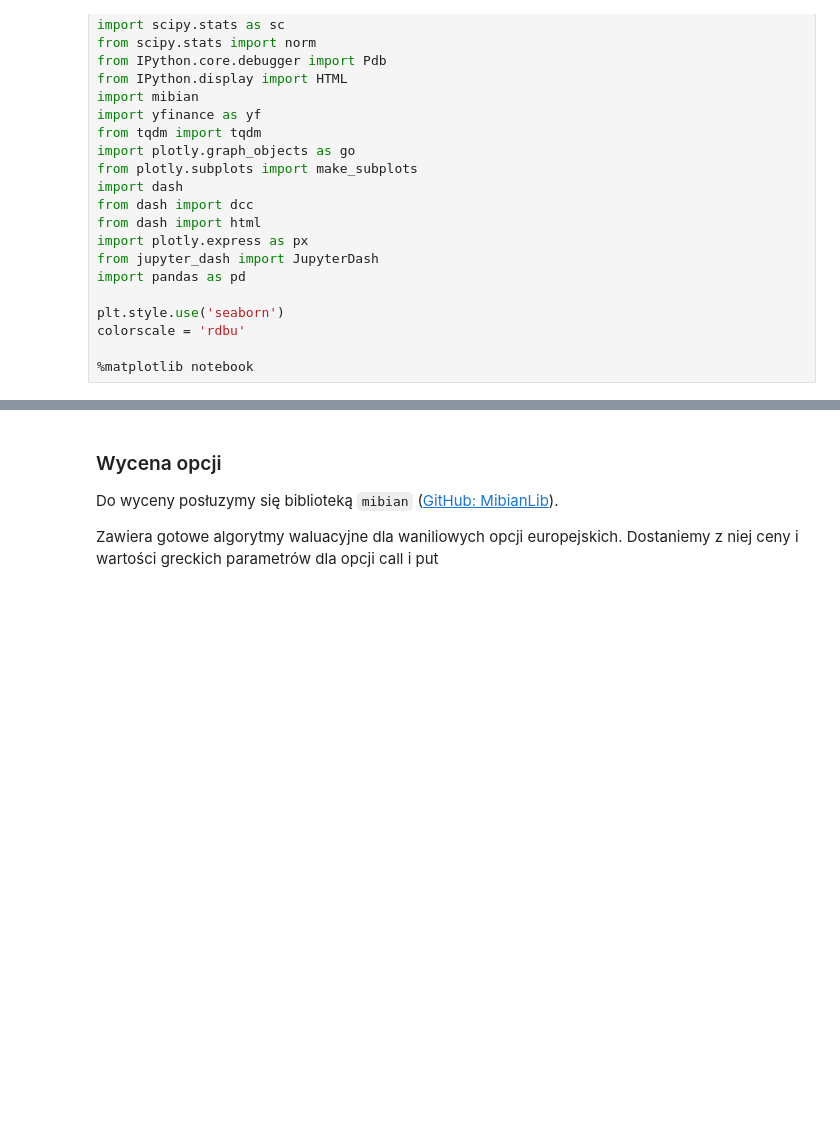
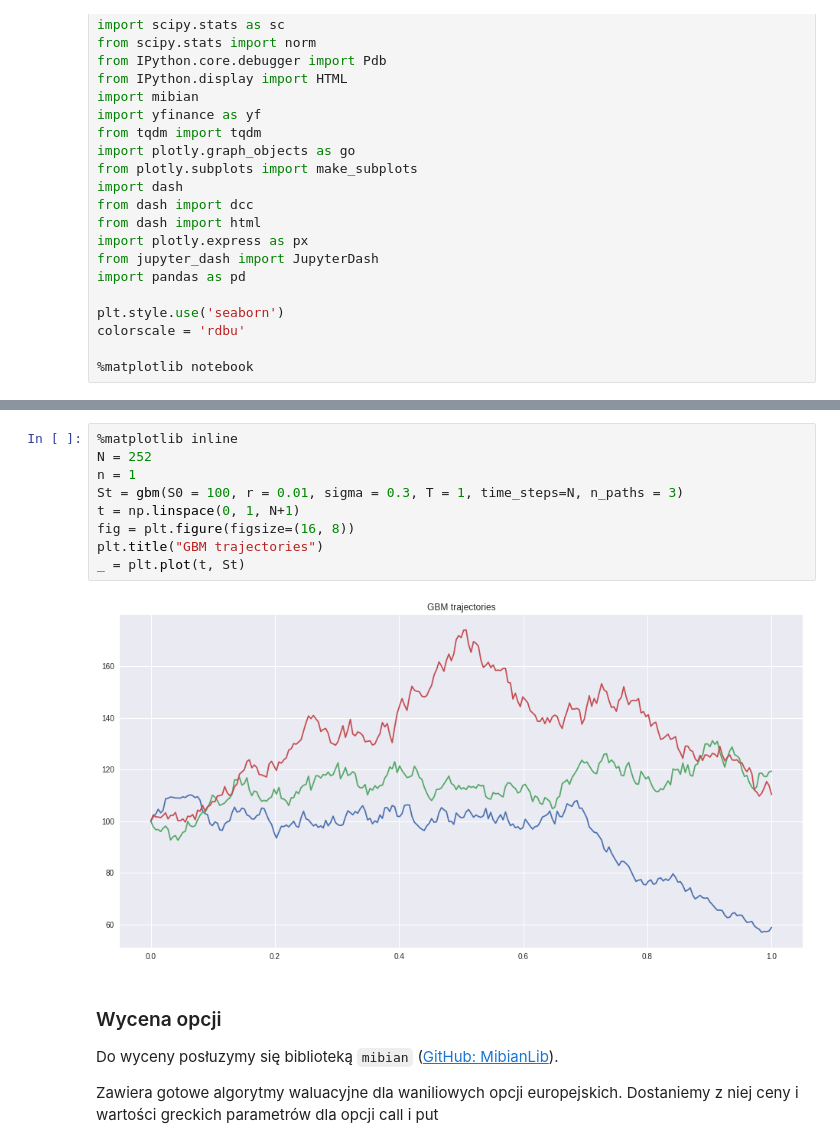
Before and after one commit to PiotMik/GreeksHedging, a Jupyter notebook: Greek Hedging.ipynb, the cells around one changed output, grey strips where cells are left out. Drawn from its saved outputs; the diff is of its cells as text; blank space fills up the shorter version.

```diff
--- a/Greek Hedging.ipynb
+++ b/Greek Hedging.ipynb
@@ -149,3 +97,14 @@ run_animation(t, St, 'Stock price', tempo=4)
+# %%
+%matplotlib inline
+N = 252
+n = 1
+St = gbm(S0 = 100, r = 0.01, sigma = 0.3, T = 1, time_steps=N, n_paths = 3)
+t = np.linspace(0, 1, N+1)
+fig = plt.figure(figsize=(16, 8))
+plt.title("GBM trajectories")
+_ = plt.plot(t, St)
+# %% [output]
+[figure, added]
 # %% [markdown]
 ### Wycena opcji
 
```
Also changed, not shown: parts of 35 cells of this notebook.
